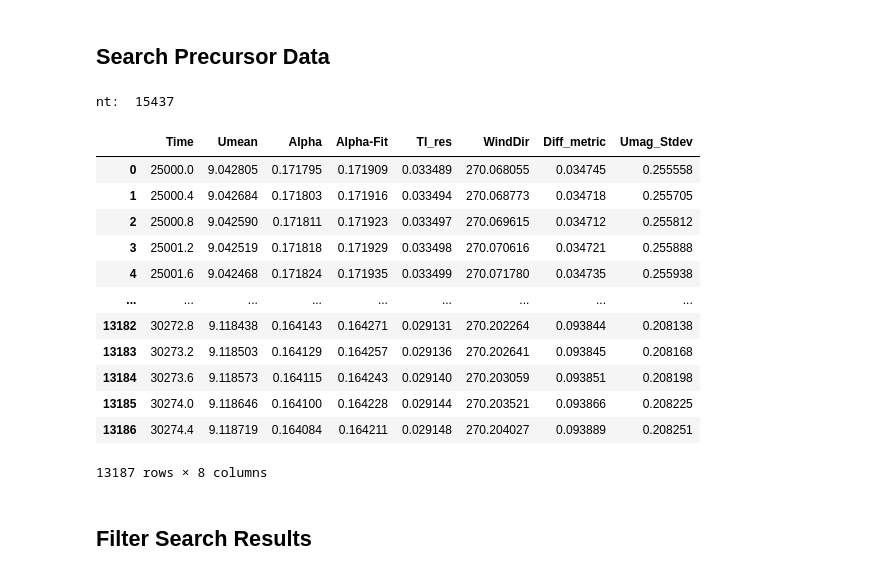
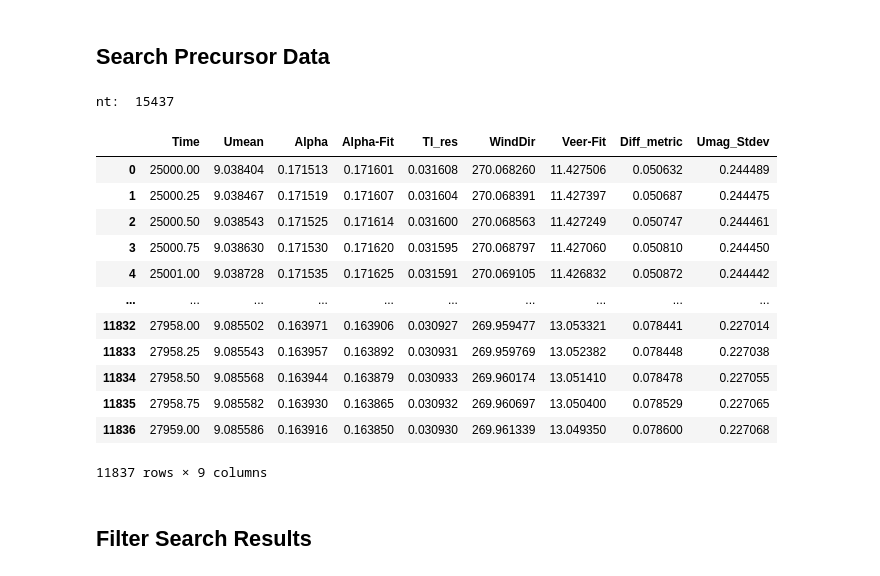
Before and after one commit to lawrenceccheung/ALCC_Frontier_WindFarm, a Jupyter notebook: precursor/MedWS_LowTI/postprocessing/PrecursorSearch_MedWS_LowTI_7x2.ipynb, the cells around one changed output. Saved outputs shown, nothing was run; the diff lists cells and outputs as text; code cells hidden in the pictures.

```diff
--- a/precursor/MedWS_LowTI/postprocessing/PrecursorSearch_MedWS_LowTI_7x2.ipynb
+++ b/precursor/MedWS_LowTI/postprocessing/PrecursorSearch_MedWS_LowTI_7x2.ipynb
@@ -115,7 +112,7 @@ precData['run1']
 #############################################
 prData = precData['run1']
 
-dt = 0.4       # sim output time step
+dt = 0.25       # sim output time step
 it = precData['run1'].Time[0]    # initial time
 nt = len(np.array(prData['Time'][(prData['coordinates[2]']==150.000000)]))  # number of timesteps
 #nt = len(np.array(prData['Time']))
@@ -128,6 +125,7 @@ expU = 9.03
 expShear = 0.171
 expTI = 0.037
 expWS = 270
+expVeer = 21.3
 
 #############################################
 
@@ -173,7 +171,16 @@ for i in range(0,umag_fit.shape[1]):
     alpha_fit[i]  = popt[0]
 
 #hub height wind direction
+veer_fit = np.zeros_like(alpha_inst)
+def veer_fit_fun(x,a,b):
+    return a*x+b
 windDir_hh = 270-np.arctan2(V_hh, U_hh)*180.0/np.pi
+windDir_low = 270-np.arctan2(V_low, U_low)*180.0/np.pi
+windDir_high = 270-np.arctan2(V_high, U_high)*180.0/np.pi
+wind_dir_fit = np.asarray([windDir_low,windDir_hh,windDir_high])
+for i in range(0,wind_dir_fit.shape[1]):
+    popt,pcov  = sp.optimize.curve_fit(veer_fit_fun,z_fit,wind_dir_fit[:,i])
+    veer_fit[i]  = popt[0]*(H_high-H_low)
 
 # Velocity Fluctuations
 Up_low = U_low-np.mean(U_low)
@@ -203,6 +210,7 @@ binout['Alpha']=np.empty(len(binstart))
 binout['Alpha-Fit']=np.empty(len(binstart))
 binout['TI_res']=np.empty(len(binstart))
 binout['WindDir']=np.empty(len(binstart))
+binout['Veer-Fit']=np.empty(len(binstart))
 #binout['TI_k']=np.empty(len(binstart)):w
 
 #binout['TI_long']=np.empty(len(binstart))
@@ -257,6 +265,12 @@ for i,b in enumerate(binstart):
     popt,pcov  = sp.optimize.curve_fit(alpha_fit_fun,z_fit,bin_umag_fit)
     bin_alpha_fit  = popt[0]
 
+    bin_wind_dir_hh = np.mean(270-np.arctan2(bin_V_hh, bin_U_hh)*180.0/np.pi)
+    bin_wind_dir_low = np.mean(270-np.arctan2(bin_V_low, bin_U_low)*180.0/np.pi)
+    bin_wind_dir_high = np.mean(270-np.arctan2(bin_V_high, bin_U_high)*180.0/np.pi)
+    bin_wind_dir_fit = np.asarray([np.mean(bin_wind_dir_low),np.mean(bin_wind_dir_hh),np.mean(bin_wind_dir_high)])
+    popt,pcov  = sp.optimize.curve_fit(veer_fit_fun,z_fit,bin_wind_dir_fit)
+    bin_veer_fit  = popt[0]
 
     bin_Um_hh_mean = np.mean(bin_Um_hh)
     #bin_kTI_mean = np.mean(bin_kTI)
@@ -278,46 +292,47 @@ for i,b in enumerate(binstart):
     #longTI_diff = tiw*np.abs(explongTI - bin_longTI_mean)/explongTI
 
     umag_stdev = np.std(bin_Um_hh)
 
     #Original Weighting
     #metric = 5*alpha_diff/5 + 25*Um_diff/5 + 5*kresTI_diff/5
 
     #Equal Weighting
     #metric = alpha_diff + Um_diff + kresTI_diff
 
     #Equal Weighting with alpha fit
     metric = alpha_fit_diff + Um_diff + kresTI_diff
 
     binout['Time'][i] = it + b*dt
     binout['Umean'][i]=bin_Um_hh_mean
     binout['Alpha'][i]=bin_alpha
     binout['Alpha-Fit'][i]=bin_alpha_fit
     binout['TI_res'][i]=bin_kresTI_mean
     binout['WindDir'][i]=bin_wind_dir
+    binout['Veer-Fit'][i]=bin_veer_fit*(H_high-H_low)
     #binout['TI_k'][i]=bin_kTI_mean
     #binout['TI_long'][i]=bin_longTI_mean
     binout['Umag_Stdev'][i]=umag_stdev
     binout['Diff_metric'][i]=metric
 
 
 searchData = pd.DataFrame(binout)
 
 searchData
 # %% [output]
 nt:  15437
-|  | Time | Umean | Alpha | Alpha-Fit | TI_res | WindDir | Diff_metric | Umag_Stdev |
-| 0 | 25000.0 | 9.042805 | 0.171795 | 0.171909 | 0.033489 | 270.068055 | 0.034745 | 0.255558 |
-| 1 | 25000.4 | 9.042684 | 0.171803 | 0.171916 | 0.033494 | 270.068773 | 0.034718 | 0.255705 |
-| 2 | 25000.8 | 9.042590 | 0.171811 | 0.171923 | 0.033497 | 270.069615 | 0.034712 | 0.255812 |
-| 3 | 25001.2 | 9.042519 | 0.171818 | 0.171929 | 0.033498 | 270.070616 | 0.034721 | 0.255888 |
-| 4 | 25001.6 | 9.042468 | 0.171824 | 0.171935 | 0.033499 | 270.071780 | 0.034735 | 0.255938 |
-| ... | ... | ... | ... | ... | ... | ... | ... | ... |
-| 13182 | 30272.8 | 9.118438 | 0.164143 | 0.164271 | 0.029131 | 270.202264 | 0.093844 | 0.208138 |
-| 13183 | 30273.2 | 9.118503 | 0.164129 | 0.164257 | 0.029136 | 270.202641 | 0.093845 | 0.208168 |
-| 13184 | 30273.6 | 9.118573 | 0.164115 | 0.164243 | 0.029140 | 270.203059 | 0.093851 | 0.208198 |
-| 13185 | 30274.0 | 9.118646 | 0.164100 | 0.164228 | 0.029144 | 270.203521 | 0.093866 | 0.208225 |
-| 13186 | 30274.4 | 9.118719 | 0.164084 | 0.164211 | 0.029148 | 270.204027 | 0.093889 | 0.208251 |
+|  | Time | Umean | Alpha | Alpha-Fit | TI_res | WindDir | Veer-Fit | Diff_metric | Umag_Stdev |
+| 0 | 25000.00 | 9.038404 | 0.171513 | 0.171601 | 0.031608 | 270.068260 | 11.427506 | 0.050632 | 0.244489 |
+| 1 | 25000.25 | 9.038467 | 0.171519 | 0.171607 | 0.031604 | 270.068391 | 11.427397 | 0.050687 | 0.244475 |
+| 2 | 25000.50 | 9.038543 | 0.171525 | 0.171614 | 0.031600 | 270.068563 | 11.427249 | 0.050747 | 0.244461 |
+| 3 | 25000.75 | 9.038630 | 0.171530 | 0.171620 | 0.031595 | 270.068797 | 11.427060 | 0.050810 | 0.244450 |
+| 4 | 25001.00 | 9.038728 | 0.171535 | 0.171625 | 0.031591 | 270.069105 | 11.426832 | 0.050872 | 0.244442 |
+| ... | ... | ... | ... | ... | ... | ... | ... | ... | ... |
+| 11832 | 27958.00 | 9.085502 | 0.163971 | 0.163906 | 0.030927 | 269.959477 | 13.053321 | 0.078441 | 0.227014 |
+| 11833 | 27958.25 | 9.085543 | 0.163957 | 0.163892 | 0.030931 | 269.959769 | 13.052382 | 0.078448 | 0.227038 |
+| 11834 | 27958.50 | 9.085568 | 0.163944 | 0.163879 | 0.030933 | 269.960174 | 13.051410 | 0.078478 | 0.227055 |
+| 11835 | 27958.75 | 9.085582 | 0.163930 | 0.163865 | 0.030932 | 269.960697 | 13.050400 | 0.078529 | 0.227065 |
+| 11836 | 27959.00 | 9.085586 | 0.163916 | 0.163850 | 0.030930 | 269.961339 | 13.049350 | 0.078600 | 0.227068 |
-13187 rows × 8 columns
+11837 rows × 9 columns
 # %% [markdown]
 ## Filter Search Results
 # %%
```
Also changed, not shown: parts of 5 cells of this notebook, 1 other file.
